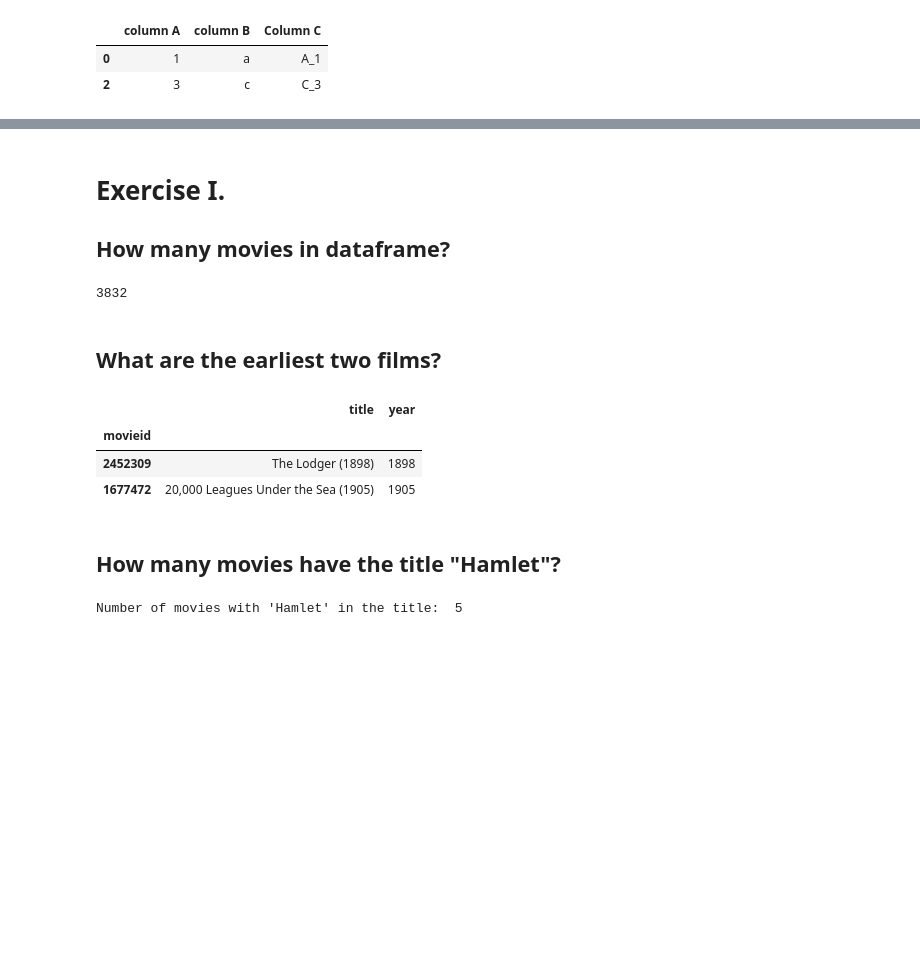
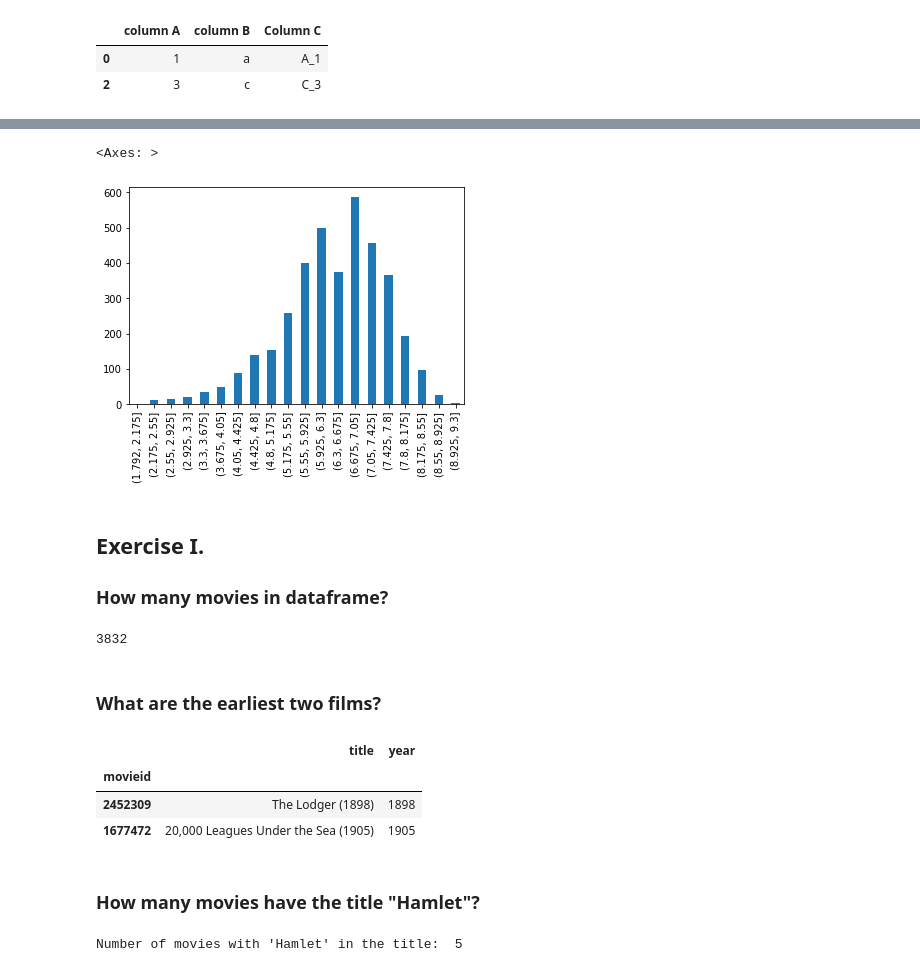
Before and after one commit to kicsikrumpli/python_kata, a Jupyter notebook: kata_02-pandas/imdb_pandas.ipynb, the cells around one changed output, grey strips where cells are left out. Saved outputs shown, nothing was run; the diff lists cells and outputs as text; code cells hidden in the pictures; blank space fills up the shorter version.

Commit message:
part 2 w/o exercises

```diff
--- a/kata_02-pandas/imdb_pandas.ipynb
+++ b/kata_02-pandas/imdb_pandas.ipynb
@@ -356,12 +542,18 @@ df[df['column A'] % 2 == 1]
+# %%
+ratings_df['rating_bins'] = pd.cut(ratings_df['rank'], bins=20)
+ratings_df['rating_bins'].value_counts().sort_index().plot(kind='bar')
+# %% [output]
+<Axes: >
+[figure, added]
 # %% [markdown]
-# Exercise I.
-## How many movies in dataframe?
+## Exercise I.
+### How many movies in dataframe?
 # %%
 print("Total number of movies: ", len(movies_df))
 # %% [output]
 3832
 # %% [markdown]
-## What are the earliest two films?
+### What are the earliest two films?
 # %%
 movies_df.sort_values('year').head(2)
 # %% [output]
@@ -370,7 +562,7 @@ movies_df.sort_values('year').head(2)
 | 2452309 | The Lodger (1898) | 1898 |
 | 1677472 | 20,000 Leagues Under the Sea (1905) | 1905 |
 # %% [markdown]
-## How many movies have the title "Hamlet"?
+### How many movies have the title "Hamlet"?
 # %%
 hamlets = movies_df[movies_df['title'].str.contains("Hamlet")]
 print("Number of movies with 'Hamlet' in the title: ", len(hamlets))
```
Also changed, not shown: parts of 81 cells of this notebook.
